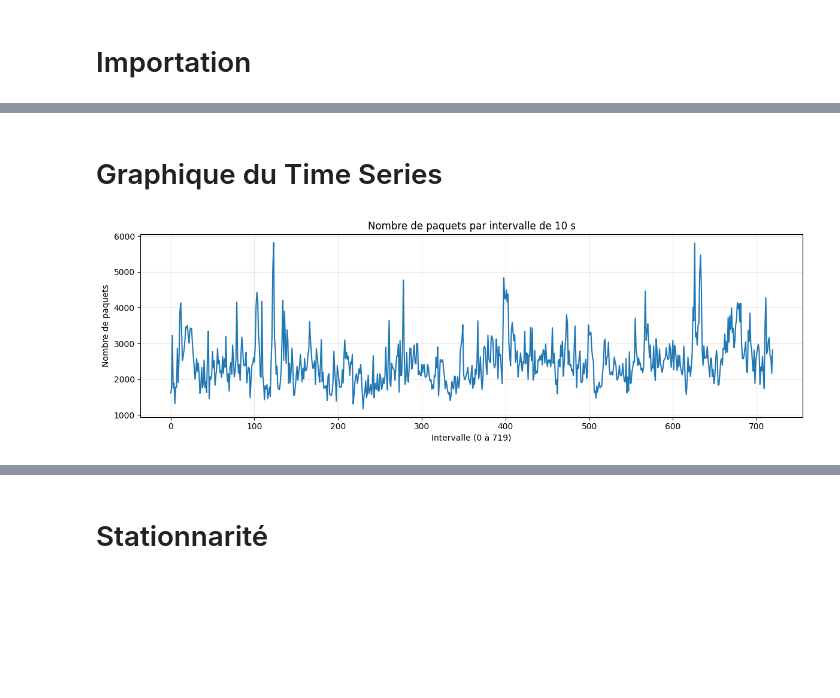
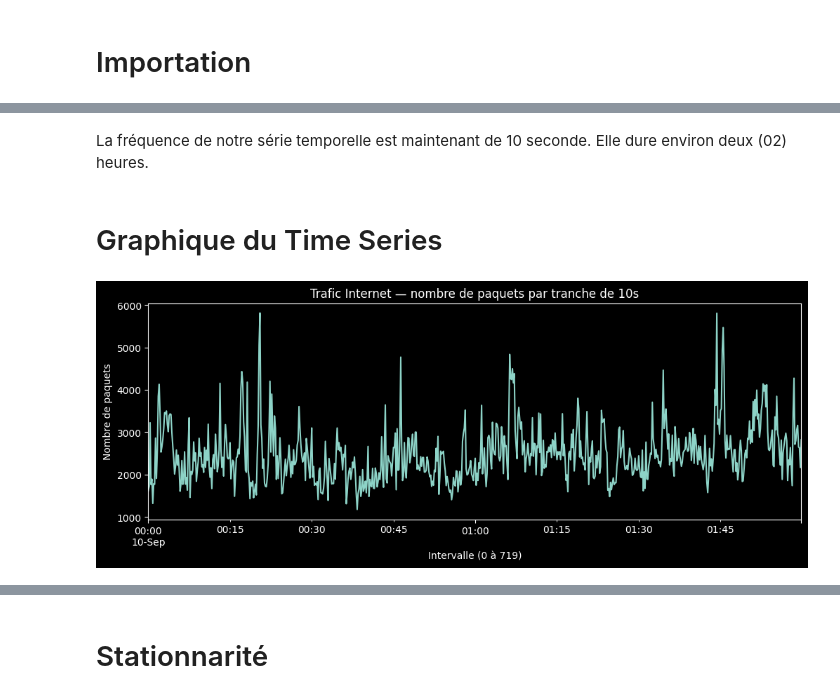
Before and after one commit to MitaDataAI/Time-Series-fundamentals, a Jupyter notebook: 2_traffic_internet_final.ipynb, the cells around one changed output, grey strips where cells are left out. Cells and saved outputs as stored; diff of their text form; code cells hidden in the pictures; blank space fills up the shorter version.

```diff
--- a/2_traffic_internet_final.ipynb
+++ b/2_traffic_internet_final.ipynb
@@ -66,0 +36,20 @@ y = pd.Series(ts_series.values, index=dt_index, name='count')  # DatetimeIndex +
+# %%
+# Chargement brut : 6 colonnes, séparateur = espaces ----
+path = "lbl-tcp-3.tcp"
+
+colnames = ["ts", "src_id", "dst_id", "src_port", "dst_port", "val"]
+df = pd.read_csv(
+    path,
+    sep=r"\s+",            # espaces multiples
+    header=None,
+    names=colnames,
+    engine="python",
+    dtype={
+        "ts": float,
+        "src_id": np.int64,
+        "dst_id": np.int64,
+        "src_port": np.int64,
+        "dst_port": np.int64,
+        "val": np.int64
+    }
+)
@@ -66,0 +66,17 @@ y = pd.Series(ts_series.values, index=dt_index, name='count')  # DatetimeIndex +
+# %%
+# Série de longueur 720 : nombre de lignes par fenêtre de 10 s
+ts_series = (
+    df.groupby('Interval')
+      .size()
+      .reindex(range(720), fill_value=0)  # assure les fenêtres vides
+)
+
+# Index en temps relatif (0s, 10s, 20s, …)
+ts_series.index = pd.to_timedelta(ts_series.index * 10, unit='s')
+ts_series.name = 'count'
+# %%
+# 1) DatetimeIndex ancré + freq explicite
+anchor = pd.Timestamp('2025-09-10 00:00:00')
+idx = pd.date_range(start=anchor, periods=len(ts_series), freq='10S')
+ts_series = ts_series.copy()
+ts_series.index = idx             # DatetimeIndex régulier
@@ -67,14 +107,15 @@ y = pd.Series(ts_series.values, index=dt_index, name='count')  # DatetimeIndex +
+# %% [markdown]
+La fréquence de notre série temporelle est maintenant de 10 seconde. Elle dure environ deux (02) heures.
 # %% [markdown]
 # Graphique du Time Series
 # %%
 plt.figure(figsize=(12,4))
+plt.style.use("dark_background")
 ts_series.plot()
-plt.title("Nombre de paquets par intervalle de 10 s")
+plt.title("Trafic Internet — nombre de paquets par tranche de 10s")
 plt.xlabel("Intervalle (0 à 719)")
 plt.ylabel("Nombre de paquets")
-plt.grid(True, alpha=0.3)
-plt.tight_layout()
 plt.show()
 # %% [output]
-[figure, old version]
+[figure, new version]
 # %% [markdown]
```
Also changed, not shown: parts of 47 cells of this notebook, 2 other files.
